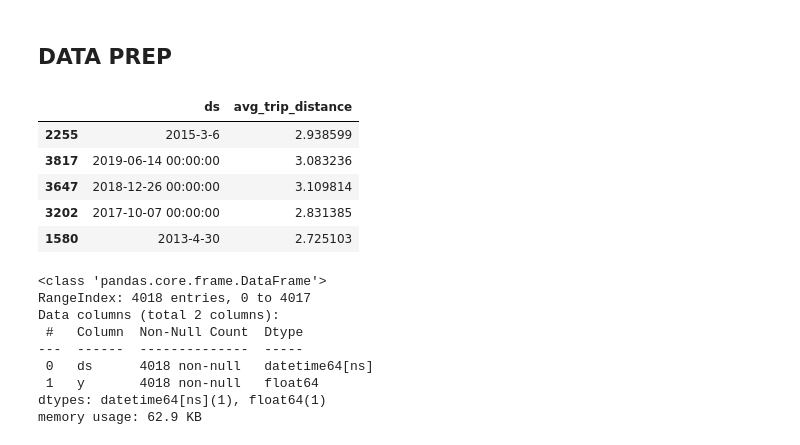
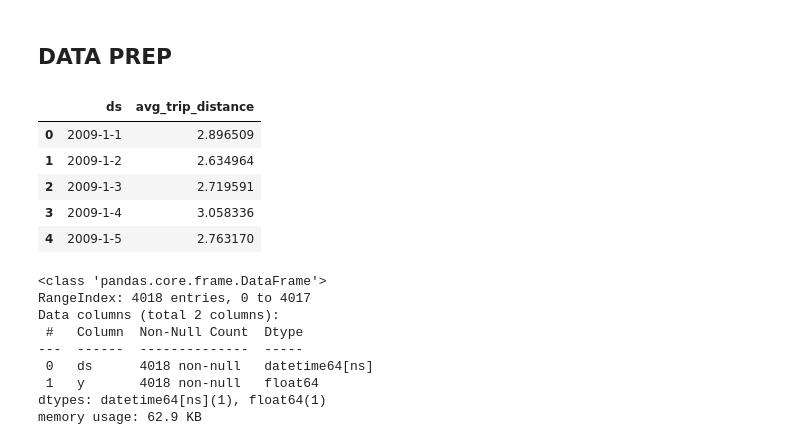
Before and after one commit to binliu0630/TimeSeries, a Jupyter notebook: TimeSeries_Prophet.ipynb, the cells around one changed output. Drawn from its saved outputs; the diff is of its cells as text; code cells hidden in the pictures.

```diff
--- a/TimeSeries_Prophet.ipynb
+++ b/TimeSeries_Prophet.ipynb
@@ -9,14 +9,14 @@ import matplotlib.pyplot as plt
 # %%
 #data = pd.read_csv('https://raw.githubusercontent.com/facebook/prophet/master/examples/example_wp_log_peyton_manning.csv')
 data = pd.read_csv('https://raw.githubusercontent.com/gumdropsteve/datasets/master/yellow_cab_ymd_averages.csv', usecols=['ds', 'avg_trip_distance'])
-data.sample(5)
+data.head(5)
 # %% [output]
 |  | ds | avg_trip_distance |
-| 2255 | 2015-3-6 | 2.938599 |
-| 3817 | 2019-06-14 00:00:00 | 3.083236 |
-| 3647 | 2018-12-26 00:00:00 | 3.109814 |
-| 3202 | 2017-10-07 00:00:00 | 2.831385 |
-| 1580 | 2013-4-30 | 2.725103 |
+| 0 | 2009-1-1 | 2.896509 |
+| 1 | 2009-1-2 | 2.634964 |
+| 2 | 2009-1-3 | 2.719591 |
+| 3 | 2009-1-4 | 3.058336 |
+| 4 | 2009-1-5 | 2.763170 |
 # %%
 # make sure the columns names/datatype: ds(datetime) and y(float)
 
```
